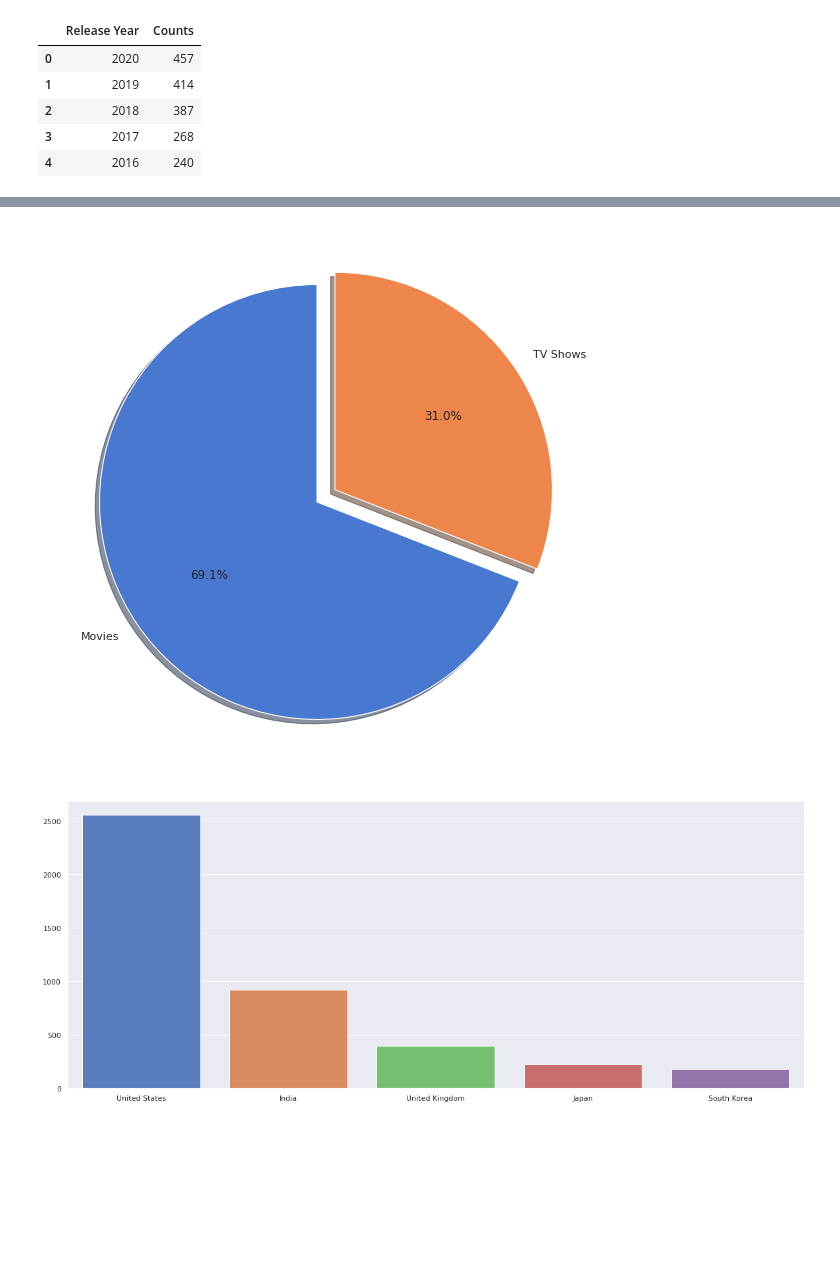
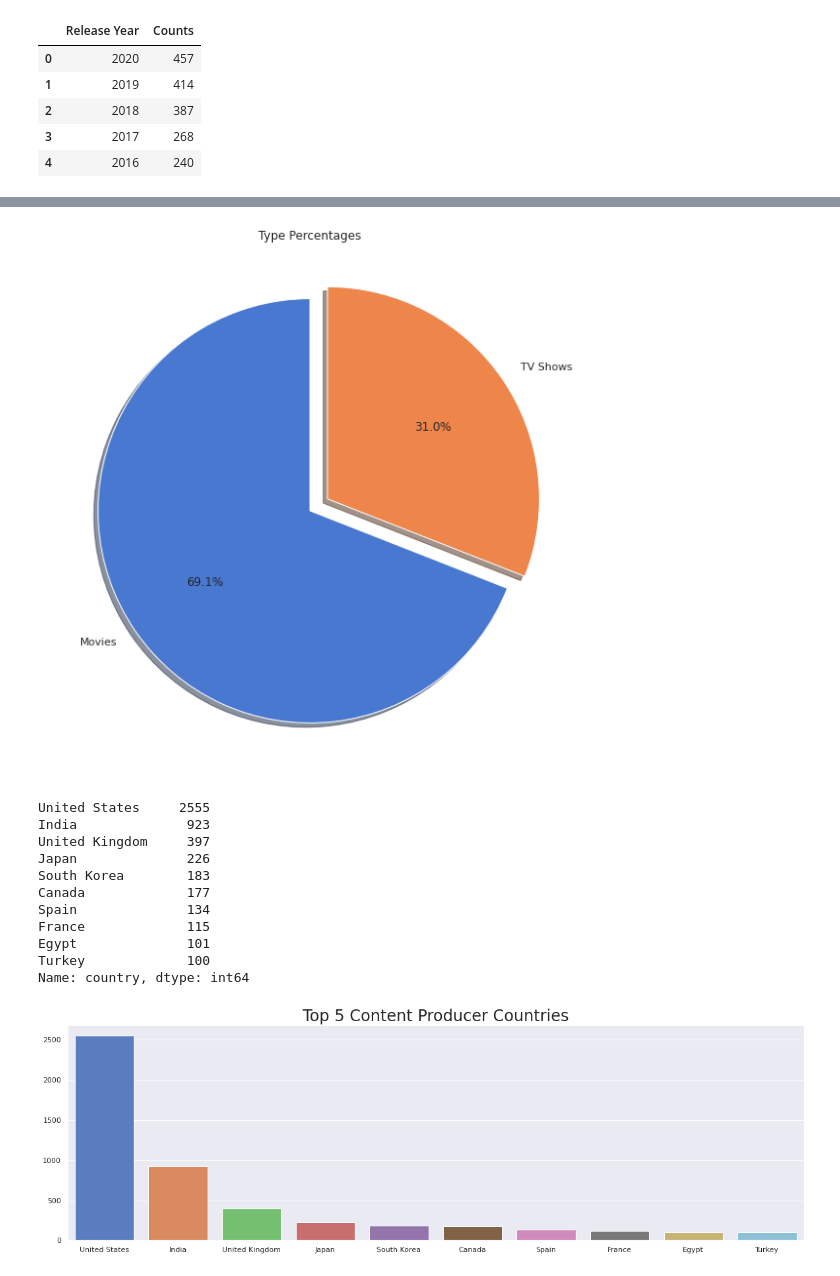
Before and after one commit to vivek16pawar/Netflix-Recomendation-System, a Jupyter notebook: NETFLIX_MOVIES_AND_TV_SHOWS_CLUSTERING.ipynb, the cells around one changed output, grey strips where cells are left out. Drawn from its saved outputs; the diff is of its cells as text; code cells hidden in the pictures; blank space fills up the shorter version.

```diff
--- a/NETFLIX_MOVIES_AND_TV_SHOWS_CLUSTERING.ipynb
+++ b/NETFLIX_MOVIES_AND_TV_SHOWS_CLUSTERING.ipynb
@@ -143,0 +154,4 @@ genres
+# %%
+# Dropping rows with nan values
+df=df.dropna()
+df.shape
@@ -143,0 +160,8 @@ genres
+# %%
+# Splitting date
+df["date_added"] = pd.to_datetime(df['date_added'])
+df['day_added'] = df['date_added'].dt.day
+df['year_added'] = df['date_added'].dt.year
+df['month_added']=df['date_added'].dt.month
+df['year_added'].astype(int);
+df['day_added'].astype(int);
@@ -246,14 +287,30 @@ tvshows_per = round(tv_rows.shape[0] / df["type"].shape[0] * 100, 2)
 plt.figure(figsize=(10,10))
 plt.pie([movies_per, tvshows_per], explode=(0, 0.1,), labels=["Movies", "TV Shows"], autopct='%1.1f%%',
         shadow=True, startangle=90);
+plt.title("Type Percentages");
 # %% [output]
-[figure, old version]
+[figure, new version]
 # %%
 #Top Movie and TV Show producer country:
-top5_producer_countrys = df.country.value_counts().sort_values(ascending=False).head(5)
+df.country.fillna('Unknown')
+top5_producer_countrys = df.country.value_counts().sort_values(ascending=False).head(10)
+top5_producer_countrys
+# %% [output]
+United States     2555
+India              923
+United Kingdom     397
+Japan              226
+South Korea        183
+Canada             177
+Spain              134
+France             115
+Egypt              101
+Turkey             100
+Name: country, dtype: int64
 # %%
 # Bar chart of top 5 Movie / Tv shows producer countrys:
-plt.figure(figsize=(20,8));
-sns.barplot(top5_producer_countrys.index, top5_producer_countrys.values);
+plt.figure(figsize=(20,6));
+ax = sns.barplot(top5_producer_countrys.index, top5_producer_countrys.values);
+ax.set_title( "Top 5 Content Producer Countries" , size = 24 );
 # %% [output]
-[figure, old version]
+[figure, new version]
```
Also changed, not shown: parts of 55 cells of this notebook.
